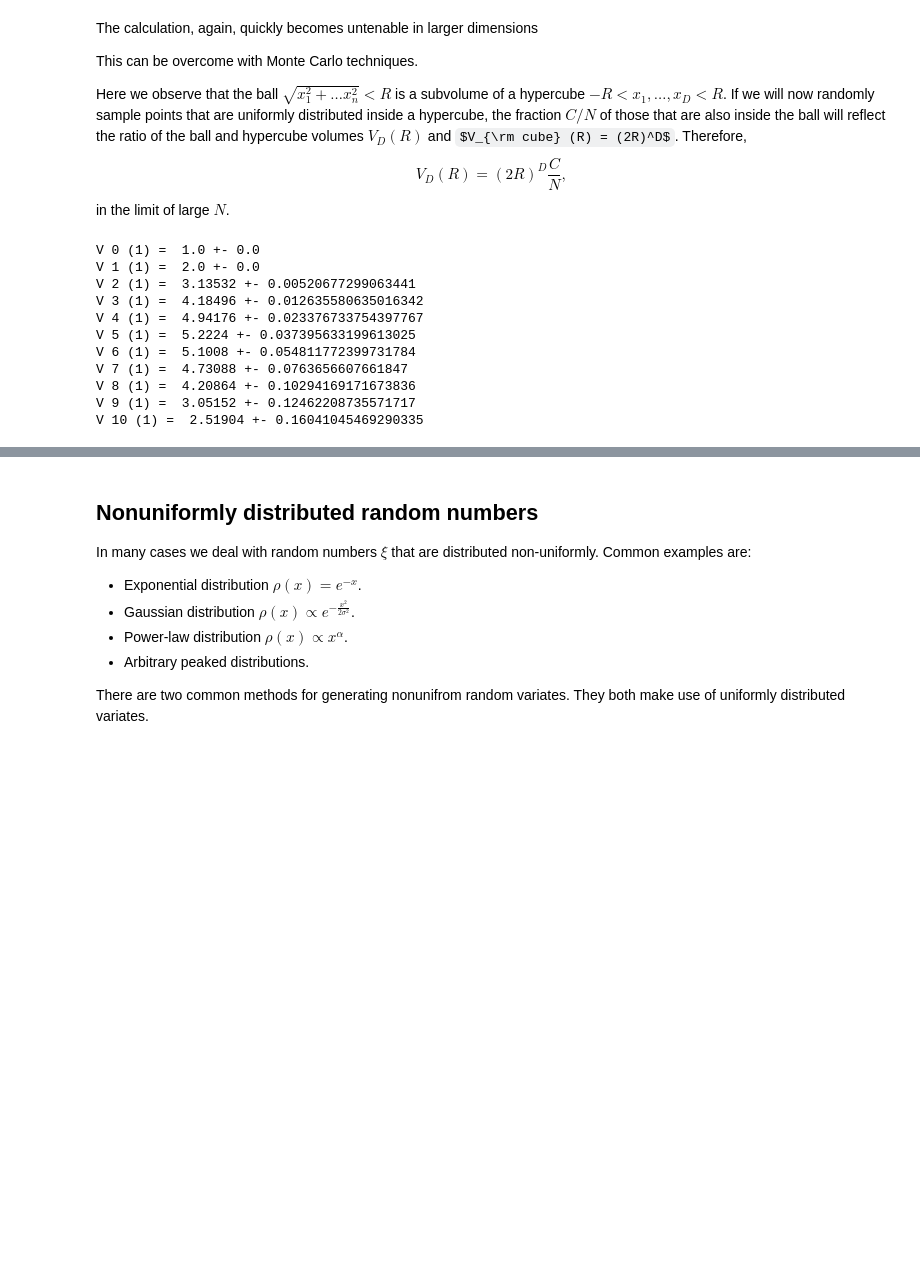
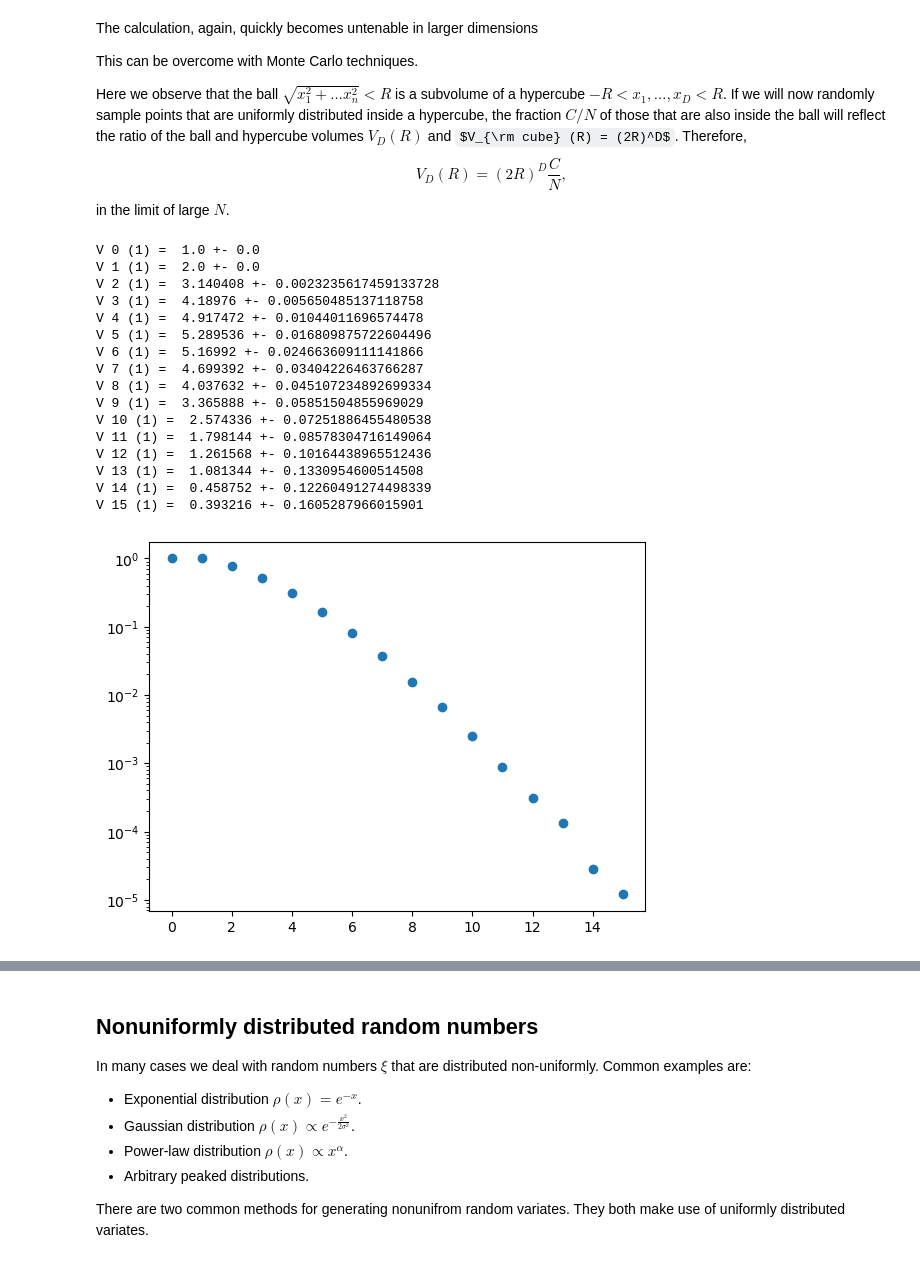
Before and after one commit to vlvovch/PHYS6350-ComputationalPhysics, a Jupyter notebook: code/11_RandomNumbers/11_RandomNumbers.ipynb, the cells around one changed output, grey strips where cells are left out. Saved outputs shown, nothing was run; the diff lists cells and outputs as text; code cells hidden in the pictures; some formulas as TeX source; blank space fills up the shorter version.

```diff
--- a/code/11_RandomNumbers/11_RandomNumbers.ipynb
+++ b/code/11_RandomNumbers/11_RandomNumbers.ipynb
@@ -739,7 +739,7 @@ in the limit of large $N$.
 # %%
 def VD_MC(D, R, N = 100):
     if (D == 0):
-        return 1., 0.
+        return 1., 0., 1.
     count = 0
     for iMC in range(N):
         xs = [-R + 2 * R * np.random.rand() for i in range(n)]
@@ -749,22 +749,38 @@ def VD_MC(D, R, N = 100):
         if (r2 < R**2):
             count += 1
 
-        p = count/N
-    return (2*R)**D * p, (2*R)**D * np.sqrt(p*(1-p)/N)
+    p = count/N
+    return (2*R)**D * p, (2*R)**D * np.sqrt(p*(1-p)/N), p
 # %%
-nMC = 100000
-for n in range(11):
-    Vnval, Vnerr = VD_MC(n, 1, nMC)
+%%time
+
+nMC = 500000
+ds = []
+ps = []
+for n in range(16):
+    Vnval, Vnerr, p = VD_MC(n, 1, nMC)
     print("V",n,"(1) = ",Vnval, "+-", Vnerr)
+    ds.append(n)
+    ps.append(p)
+
+plt.plot(ds,ps,"o")
+plt.yscale("log")
+plt.show()
 # %% [output]
 V 0 (1) =  1.0 +- 0.0
 V 1 (1) =  2.0 +- 0.0
-V 2 (1) =  3.13532 +- 0.00520677299063441
-V 3 (1) =  4.18496 +- 0.012635580635016342
-V 4 (1) =  4.94176 +- 0.023376733754397767
-V 5 (1) =  5.2224 +- 0.037395633199613025
-V 6 (1) =  5.1008 +- 0.054811772399731784
-V 7 (1) =  4.73088 +- 0.0763656607661847
-V 8 (1) =  4.20864 +- 0.10294169171673836
-V 9 (1) =  3.05152 +- 0.12462208735571717
-V 10 (1) =  2.51904 +- 0.16041045469290335
+V 2 (1) =  3.140408 +- 0.0023235617459133728
+V 3 (1) =  4.18976 +- 0.005650485137118758
+V 4 (1) =  4.917472 +- 0.01044011696574478
+V 5 (1) =  5.289536 +- 0.016809875722604496
+V 6 (1) =  5.16992 +- 0.024663609111141866
+V 7 (1) =  4.699392 +- 0.03404226463766287
+V 8 (1) =  4.037632 +- 0.045107234892699334
+V 9 (1) =  3.365888 +- 0.05851504855969029
+V 10 (1) =  2.574336 +- 0.07251886455480538
+V 11 (1) =  1.798144 +- 0.08578304716149064
+V 12 (1) =  1.261568 +- 0.10164438965512436
+V 13 (1) =  1.081344 +- 0.1330954600514508
+V 14 (1) =  0.458752 +- 0.12260491274498339
+V 15 (1) =  0.393216 +- 0.1605287966015901
+[figure, added]
```
Also changed, not shown: parts of 1 cell of this notebook, 7 other files.
